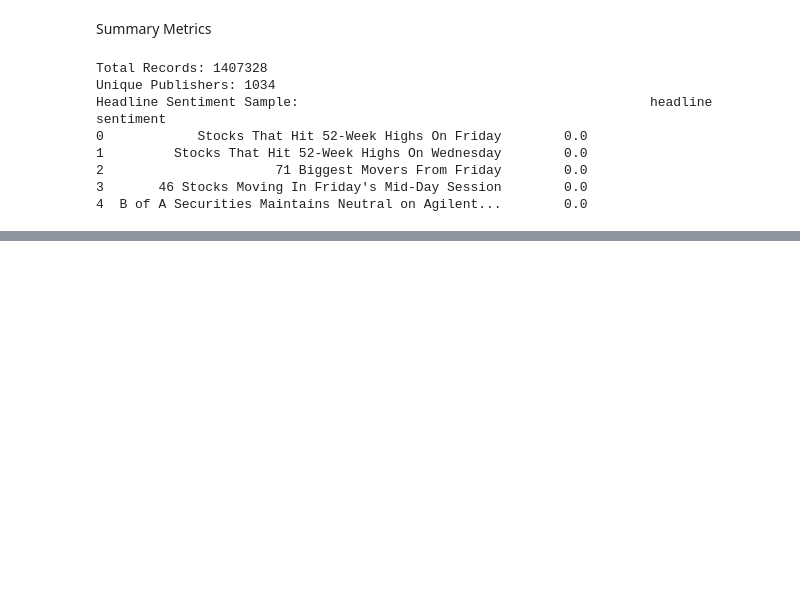
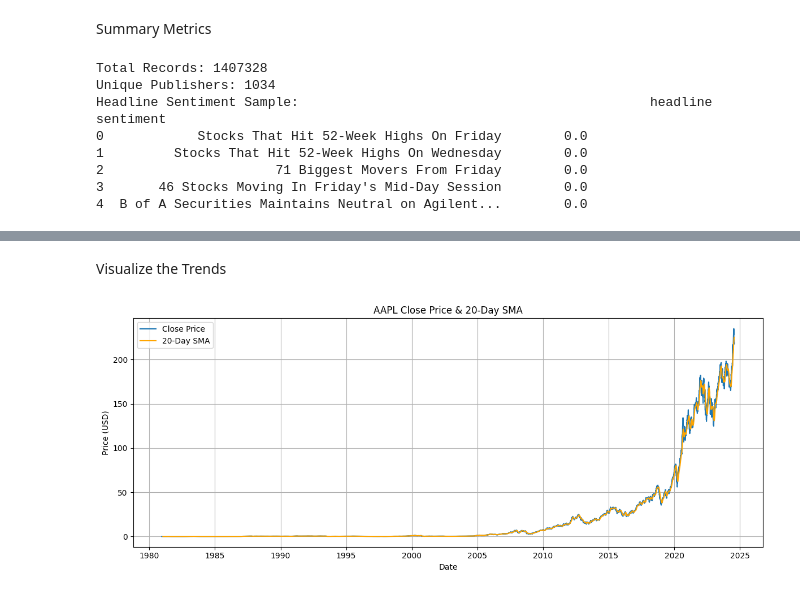
Before and after one commit to BetselotYitagesu/news_sentiment_stock, a Jupyter notebook: notebooks/eda_news_sentiment.ipynb, the cells around one changed output, grey strips where cells are left out. Cells and saved outputs as stored; diff of their text form; code cells hidden in the pictures; blank space fills up the shorter version.

Commit message:
update: Technical Indicator Analysis

```diff
--- a/notebooks/eda_news_sentiment.ipynb
+++ b/notebooks/eda_news_sentiment.ipynb
@@ -235,0 +238,12 @@ Headline Sentiment Sample:                                             headline
+# %%
+import pandas as pd
+
+# Load AAPL historical data from your local directory
+aapl_path = r"E:\Tenx\Week 1\Data\yfinance_data\AAPL_historical_data.csv"
+df = pd.read_csv(aapl_path, parse_dates=["Date"])
+
+# Set Date as the index
+df.set_index("Date", inplace=True)
+
+# Preview the data
+print(df.head())
@@ -235,0 +266,16 @@ Headline Sentiment Sample:                                             headline
+# %%
+# ***Calculate Technical Indicators with TA-Lib***
+
+import talib
+
+# Calculate RSI (Relative Strength Index)
+df["RSI"] = talib.RSI(df["Close"], timeperiod=14)
+
+# Calculate SMA (Simple Moving Average)
+df["SMA_20"] = talib.SMA(df["Close"], timeperiod=20)
+
+# Calculate MACD
+df["MACD"], df["MACD_Signal"], df["MACD_Hist"] = talib.MACD(df["Close"], fastperiod=12, slowperiod=26, signalperiod=9)
+
+# Optional: check the last few rows
+df.tail()
@@ -235,0 +290,18 @@ Headline Sentiment Sample:                                             headline
+# %% [markdown]
+Visualize the Trends
+# %%
+# Plot 1: Closing Price with SMA
+import matplotlib.pyplot as plt
+
+plt.figure(figsize=(12, 5))
+plt.plot(df["Close"], label="Close Price")
+plt.plot(df["SMA_20"], label="20-Day SMA", color="orange")
+plt.title("AAPL Close Price & 20-Day SMA")
+plt.xlabel("Date")
+plt.ylabel("Price (USD)")
+plt.legend()
+plt.grid(True)
+plt.tight_layout()
+plt.show()
+# %% [output]
+[figure, added]
```
Also changed, not shown: parts of 5 cells of this notebook.
